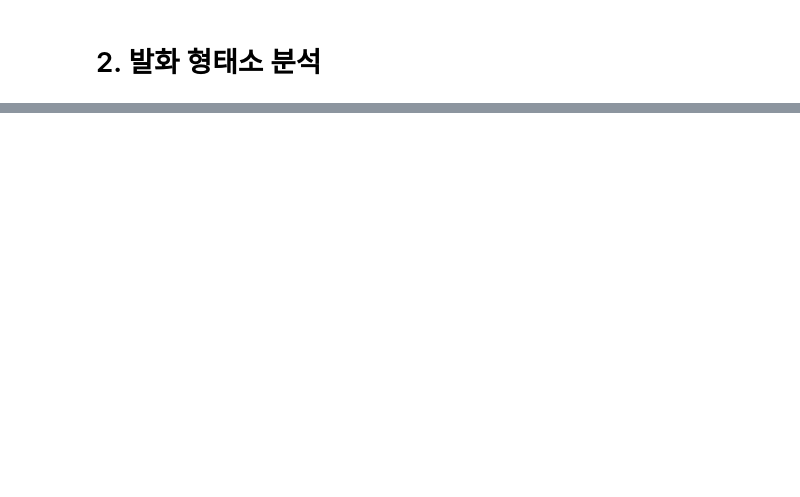
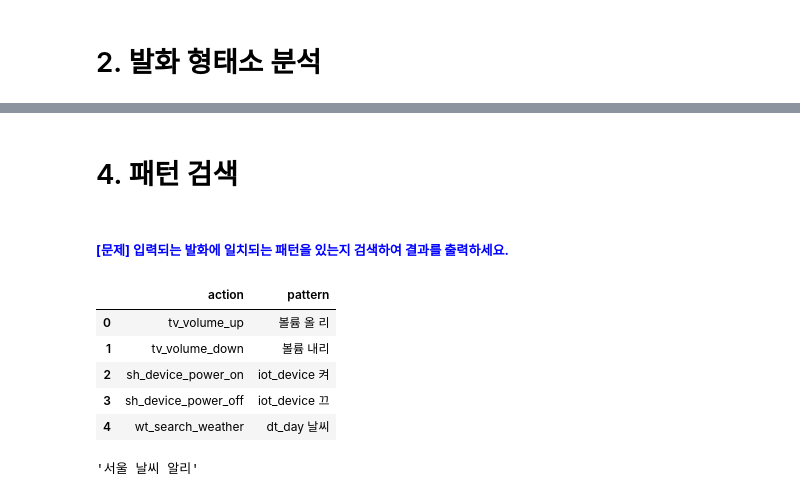
Before and after one commit to kisa036/mini_nlp, a Jupyter notebook: mini_nlp.ipynb, the cells around one changed output, grey strips where cells are left out. Saved outputs shown, nothing was run; the diff lists cells and outputs as text; code cells hidden in the pictures; blank space fills up the shorter version.

```diff
--- a/mini_nlp.ipynb
+++ b/mini_nlp.ipynb
@@ -107 +212,20 @@ komoran.tagset
+# %% [markdown]
+# 4. 패턴 검색
+# %% [markdown]
+##### <font color=blue> **[문제] 입력되는 발화에 일치되는 패턴을 있는지 검색하여 결과를 출력하세요.** </font>
+# %%
+db = pd.read_csv('action_pattern_komoran.csv', encoding='utf-8')
+db.head()
+# %% [output]
+|  | action | pattern |
+| 0 | tv_volume_up | 볼륨 올 리 |
+| 1 | tv_volume_down | 볼륨 내리 |
+| 2 | sh_device_power_on | iot_device 켜 |
+| 3 | sh_device_power_off | iot_device 끄 |
+| 4 | wt_search_weather | dt_day 날씨 |
+# %%
+text = create_pos_pattern("서울 날씨 알려줘")
+text
+# %% [output]
+'서울 날씨 알리'
 # %%
```
Also changed, not shown: parts of 24 cells of this notebook.
